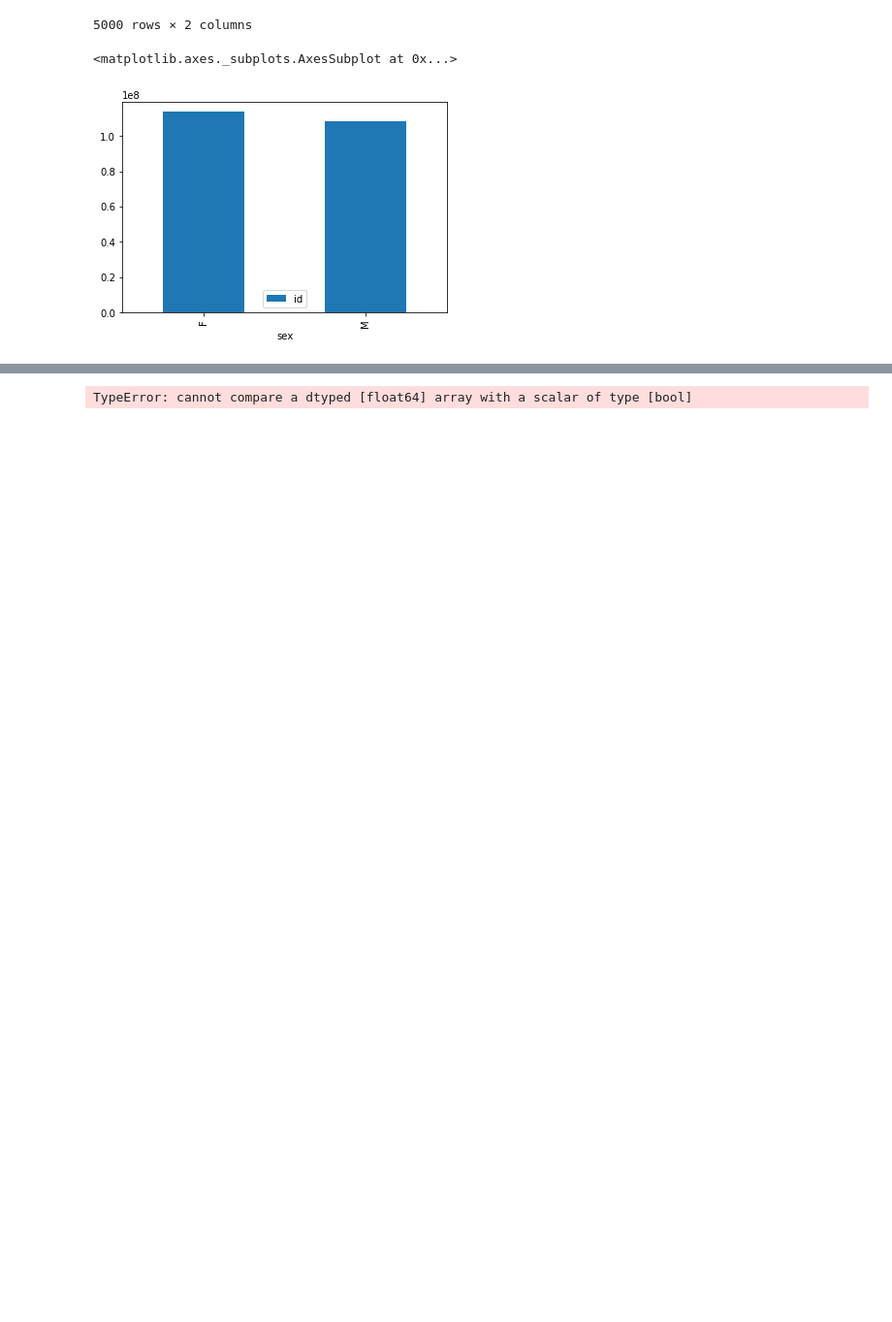
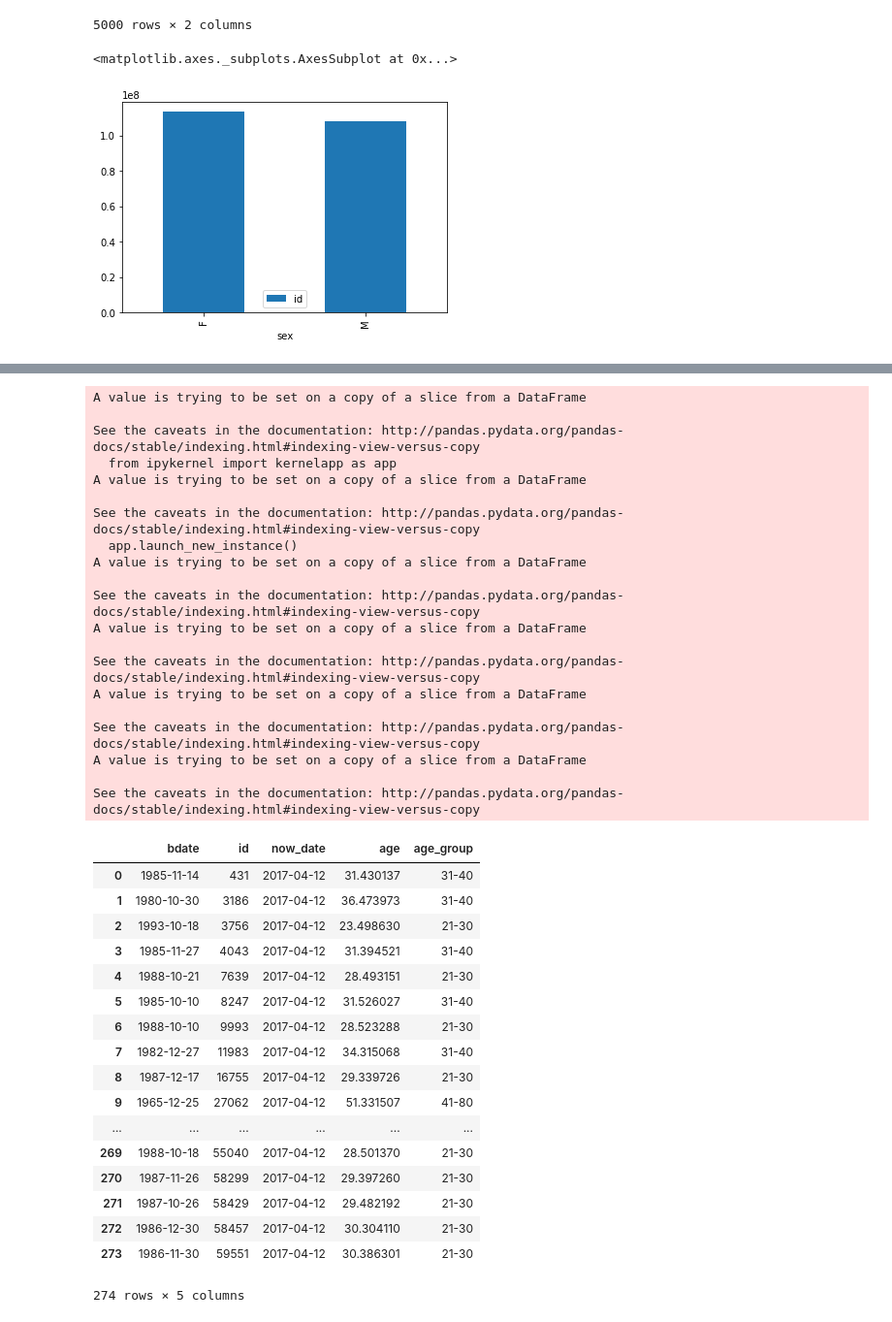
Before and after one commit to pashkovsky/PY2PM, a Jupyter notebook: Final_Project/Diplom_step2.ipynb, the cells around one changed output, grey strips where cells are left out. Shown at 97% size. Saved outputs shown, nothing was run; the diff lists cells and outputs as text; code cells hidden in the pictures; blank space fills up the shorter version.

```diff
--- a/Final_Project/Diplom_step2.ipynb
+++ b/Final_Project/Diplom_step2.ipynb
@@ -269,5 +271,48 @@ def formula_age(days):
-# %%
-users_pd_bdate['age_category'] = formula_age(users_pd_bdate['age'])
-users_pd_bdate
-# %% [output]
-TypeError: cannot compare a dtyped [float64] array with a scalar of type [bool]
+# %%
+users_pd_bdate['age_group'] = 'до 15'
+users_pd_bdate['age_group'][(users_pd_bdate['age'] > 10) & (users_pd_bdate['age'] < 16)] = '10-15'
+users_pd_bdate['age_group'][(users_pd_bdate['age'] > 16) & (users_pd_bdate['age'] < 21)] = '16-20'
+users_pd_bdate['age_group'][(users_pd_bdate['age'] > 21) & (users_pd_bdate['age'] < 31)] = '21-30'
+users_pd_bdate['age_group'][(users_pd_bdate['age'] > 31) & (users_pd_bdate['age'] < 41)] = '31-40'
+users_pd_bdate['age_group'][(users_pd_bdate['age'] > 41) & (users_pd_bdate['age'] < 81)] = '41-80'
+users_pd_bdate['age_group'][users_pd_bdate['age'] > 80] = '80 и старше'
+users_pd_bdate
+# %% [output]
+A value is trying to be set on a copy of a slice from a DataFrame
+
+See the caveats in the documentation: http://pandas.pydata.org/pandas-docs/stable/indexing.html#indexing-view-versus-copy
+  from ipykernel import kernelapp as app
+A value is trying to be set on a copy of a slice from a DataFrame
+
+See the caveats in the documentation: http://pandas.pydata.org/pandas-docs/stable/indexing.html#indexing-view-versus-copy
+  app.launch_new_instance()
+A value is trying to be set on a copy of a slice from a DataFrame
+
+See the caveats in the documentation: http://pandas.pydata.org/pandas-docs/stable/indexing.html#indexing-view-versus-copy
+A value is trying to be set on a copy of a slice from a DataFrame
+
+See the caveats in the documentation: http://pandas.pydata.org/pandas-docs/stable/indexing.html#indexing-view-versus-copy
+A value is trying to be set on a copy of a slice from a DataFrame
+
+See the caveats in the documentation: http://pandas.pydata.org/pandas-docs/stable/indexing.html#indexing-view-versus-copy
+A value is trying to be set on a copy of a slice from a DataFrame
+
+See the caveats in the documentation: http://pandas.pydata.org/pandas-docs/stable/indexing.html#indexing-view-versus-copy
+|  | bdate | id | now_date | age | age_group |
+| 0 | 1985-11-14 | 431 | 2017-04-12 | 31.430137 | 31-40 |
+| 1 | 1980-10-30 | 3186 | 2017-04-12 | 36.473973 | 31-40 |
+| 2 | 1993-10-18 | 3756 | 2017-04-12 | 23.498630 | 21-30 |
+| 3 | 1985-11-27 | 4043 | 2017-04-12 | 31.394521 | 31-40 |
+| 4 | 1988-10-21 | 7639 | 2017-04-12 | 28.493151 | 21-30 |
+| 5 | 1985-10-10 | 8247 | 2017-04-12 | 31.526027 | 31-40 |
+| 6 | 1988-10-10 | 9993 | 2017-04-12 | 28.523288 | 21-30 |
+| 7 | 1982-12-27 | 11983 | 2017-04-12 | 34.315068 | 31-40 |
+| 8 | 1987-12-17 | 16755 | 2017-04-12 | 29.339726 | 21-30 |
+| 9 | 1965-12-25 | 27062 | 2017-04-12 | 51.331507 | 41-80 |
+| ... | ... | ... | ... | ... | ... |
+| 269 | 1988-10-18 | 55040 | 2017-04-12 | 28.501370 | 21-30 |
+| 270 | 1987-11-26 | 58299 | 2017-04-12 | 29.397260 | 21-30 |
+| 271 | 1987-10-26 | 58429 | 2017-04-12 | 29.482192 | 21-30 |
+| 272 | 1986-12-30 | 58457 | 2017-04-12 | 30.304110 | 21-30 |
+| 273 | 1986-11-30 | 59551 | 2017-04-12 | 30.386301 | 21-30 |
+274 rows × 5 columns
```
Also changed, not shown: parts of 20 cells of this notebook, 1 other file.
